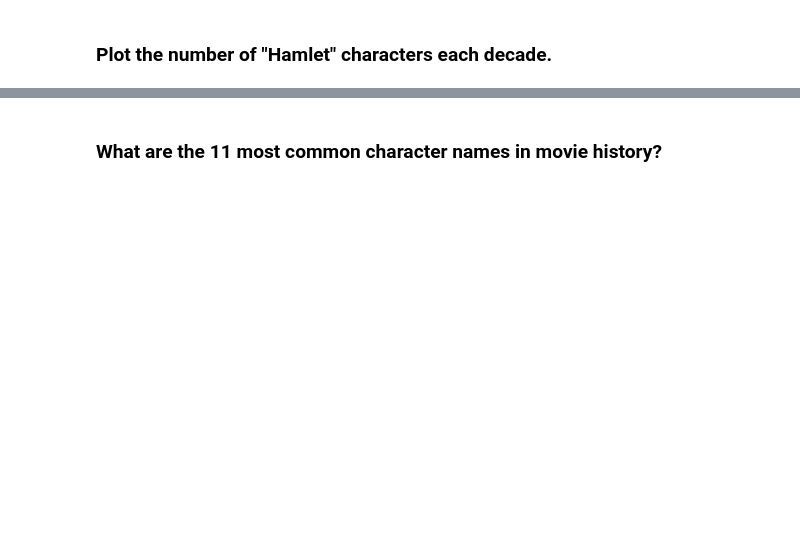
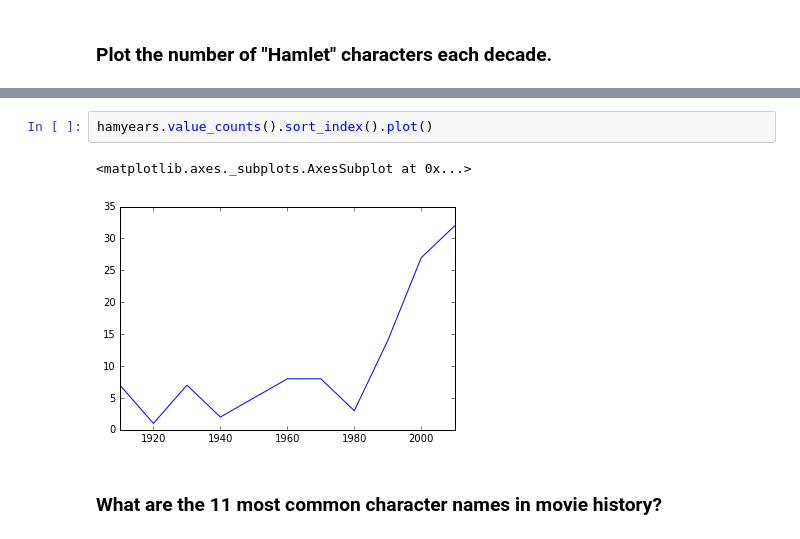
Before and after one commit to satishjasthi/data-science-intensive, a Jupyter notebook: pycon-pandas-tutorial/Exercises-2.ipynb, the cells around one changed output, grey strips where cells are left out. Drawn from its saved outputs; the diff is of its cells as text; blank space fills up the shorter version.

```diff
--- a/pycon-pandas-tutorial/Exercises-2.ipynb
+++ b/pycon-pandas-tutorial/Exercises-2.ipynb
@@ -99,2 +104,7 @@ decades.value_counts().sort_index().plot()
+# %%
+hamyears.value_counts().sort_index().plot()
+# %% [output]
+<matplotlib.axes._subplots.AxesSubplot at 0x...>
+[figure, added]
 # %% [markdown]
 ### What are the 11 most common character names in movie history?
```
Also changed, not shown: parts of 12 cells of this notebook, 26 other files.
